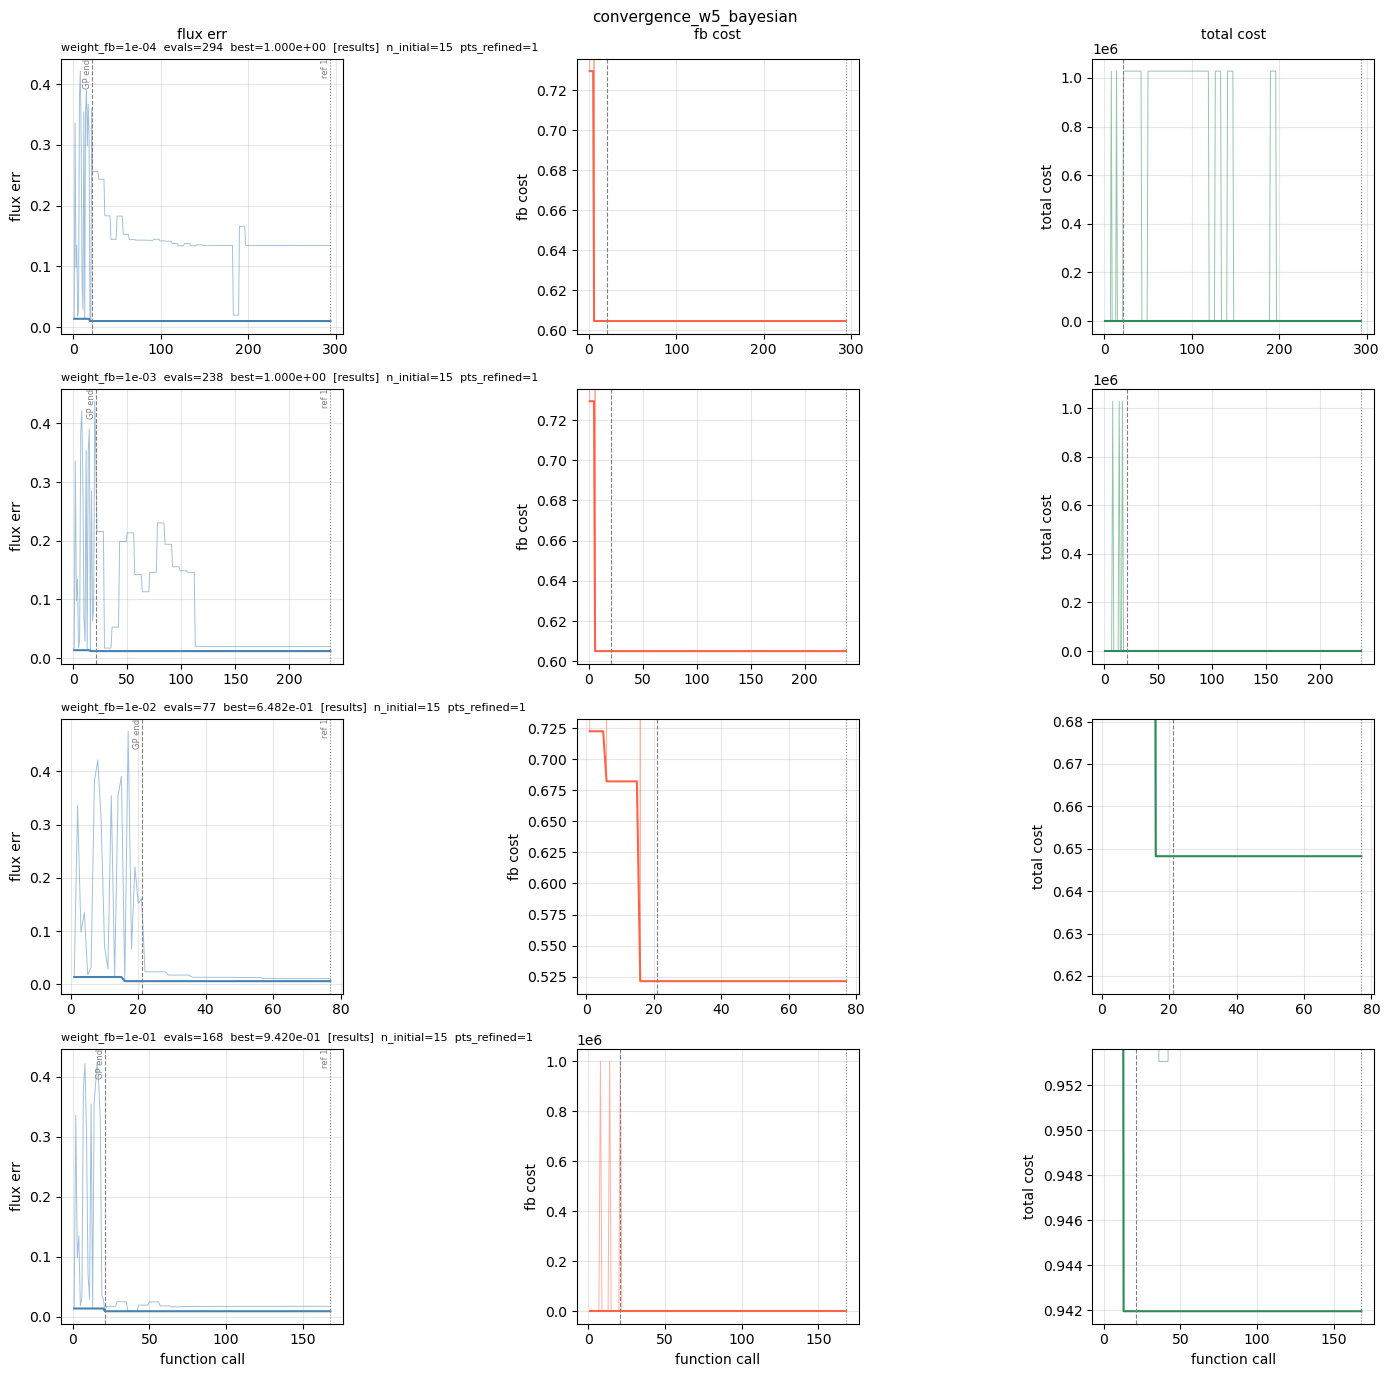
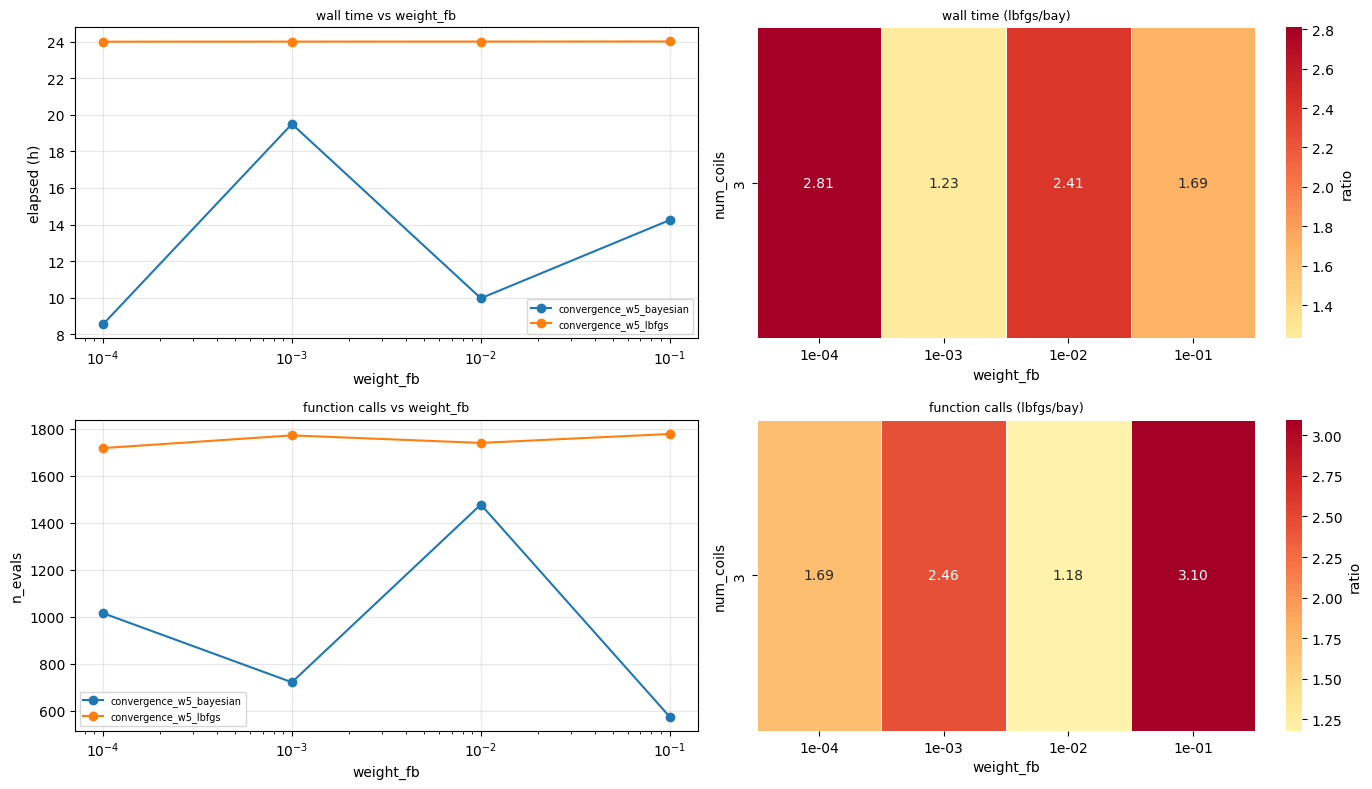
Code edit (unified diff) that turned the first committed figure into the second:
--- before
+++ after
@@ -1,86 +1,35 @@
-# --- filter ---
-SHOW_SWEEPS = None   # None = all, or e.g. ['convergence_w5']
-SHOW_WEIGHTS = None  # None = all, or e.g. [1e-2, 1e-4]
-SHOW_COILS = None    # None = all, or e.g. [3, 4]
-CLIP = 1           # values >= this are plotted but ignored for ylim
-# --------------
+fig, axes = plt.subplots(2, 2, figsize=(14, 8))
 
-filtered = [
-    r for r in runs
-    if (SHOW_SWEEPS is None or r['sweep'] in SHOW_SWEEPS)
-    and (SHOW_WEIGHTS is None or any(abs(r['weight_fb'] - w) < 1e-12 for w in SHOW_WEIGHTS))
-    and (SHOW_COILS is None or r['num_coils'] in SHOW_COILS)
-]
+for sweep in df['sweep'].unique():
+    sub = df[df['sweep'] == sweep].sort_values('weight_fb')
+    axes[0][0].plot(sub['weight_fb'], sub['elapsed_h'], marker='o', label=sweep)
+    axes[1][0].plot(sub['weight_fb'], sub['n_evals'], marker='o', label=sweep)
 
-COL_LABELS = ['flux err', 'fb cost', 'total cost']
+for ax, ylabel, title in [
+    (axes[0][0], 'elapsed (h)', 'wall time vs weight_fb'),
+    (axes[1][0], 'n_evals', 'function calls vs weight_fb'),
+]:
+    ax.set_xscale('log')
+    ax.set_xlabel('weight_fb')
+    ax.set_ylabel(ylabel)
+    ax.set_title(title, fontsize=9)
+    ax.legend(fontsize=7)
+    ax.grid(True, alpha=0.3)
 
-for sweep in sorted(set(r['sweep'] for r in filtered)):
-    sweep_runs = [r for r in filtered if r['sweep'] == sweep]
-    n = len(sweep_runs)
-    fig, axes = plt.subplots(n, 3, figsize=(14, 3.5 * n), sharex=False, squeeze=False)
-    fig.suptitle(sweep, fontsize=11)
+for ratio_data, ax, title in [
+    (lbf[['elapsed_h']] / bay[['elapsed_h']], axes[0][1], 'wall time (lbfgs/bay)'),
+    (lbf[['n_evals']] / bay[['n_evals']], axes[1][1], 'function calls (lbfgs/bay)'),
+]:
+    col = ratio_data.columns[0]
+    pivot = ratio_data.reset_index().pivot(index='num_coils', columns='weight_fb', values=col)
+    pivot.columns = [f'{w:.0e}' for w in pivot.columns]
+    sns.heatmap(pivot, annot=True, fmt='.2f', cmap='RdYlGn_r', center=1.0, ax=ax,
+                linewidths=0.5, cbar_kws={'label': 'ratio'})
+    ax.set_title(title, fontsize=9)
+    ax.set_xlabel('weight_fb')
+    ax.set_ylabel('num_coils')
 
-    for col, label in enumerate(COL_LABELS):
-        axes[0][col].set_title(label, fontsize=10, pad=14)
+plt.tight_layout()
+plt.show()
 
-    for row, r in enumerate(sorted(sweep_runs, key=lambda x: x['weight_fb'])):
-        d = r['data']
-        total = np.array(d['cost_history'], dtype=float)
-        flux = np.array([x if x is not None else np.nan for x in d['flux_err_history']], dtype=float)
-        fb = np.array([x if x is not None else np.nan for x in d['fb_cost_history']], dtype=float)
-
-        phase_lines = []  # (label, x, linestyle)
-
-        if r['method'] == 'Bayesian':
-            n_bay = d.get('n_bayesian_evals', 0)
-            ref_evals = d.get('refinement_evals', [])
-            k = len(ref_evals) if K_REFINED is None else min(K_REFINED, len(ref_evals))
-            trunc = n_bay + sum(ref_evals[:k])
-            total, flux, fb = total[:trunc], flux[:trunc], fb[:trunc]
-            phase_lines.append(('GP end', n_bay, '--'))
-            cumulative = n_bay
-            for i, re in enumerate(ref_evals[:k]):
-                cumulative += re
-                phase_lines.append((f'ref {i+1}', cumulative, ':'))
-            pts_label = k if K_REFINED is not None else d.get('pts_refined', '?')
-            extra = f"  n_initial={d.get('n_initial','?')}  pts_refined={pts_label}"
-        else:
-            for i, x in enumerate(d.get('start_boundaries', [])):
-                phase_lines.append((f's{i+2}', x, '--'))
-            extra = f"  starts={d.get('starts_completed','?')}"
-
-        evals = np.arange(1, len(total) + 1)
-        run_title = f"weight_fb={r['weight_fb']:.0e}  evals={len(total)}  best={np.nanmin(total):.3e}  [{r['source']}]{extra}"
-
-        for ax, y, color, ylabel in zip(
-            axes[row],
-            [flux, fb, total],
-            ['steelblue', 'tomato', 'seagreen'],
-            COL_LABELS,
-        ):
-            ax.plot(evals, y, lw=0.7, alpha=0.5, color=color)
-            running_best = np.minimum.accumulate(np.where(np.isnan(y), np.inf, y))
-            running_best[running_best == np.inf] = np.nan
-            ax.plot(evals, running_best, lw=1.5, color=color)
-            ax.set_ylabel(ylabel)
-            ax.grid(True, alpha=0.3)
-            if row == len(sweep_runs) - 1:
-                ax.set_xlabel('function call')
-
-            finite = y[np.isfinite(y) & (y < CLIP)]
-            if len(finite):
-                pad = (finite.max() - finite.min()) * 0.05 or finite.min() * 0.05
-                ax.set_ylim(finite.min() - pad, finite.max() + pad)
-
-            for lbl, x, ls in phase_lines:
-                ax.axvline(x, color='gray', lw=0.8, ls=ls)
-                if ax is axes[row][0]:
-                    ax.text(x, ax.get_ylim()[1], lbl, fontsize=6, ha='right',
-                            va='top', rotation=90, color='gray')
-
-        axes[row][0].annotate(run_title, xy=(0, 1), xycoords='axes fraction',
-                              xytext=(0, 4), textcoords='offset points',
-                              fontsize=8, va='bottom')
-
-    plt.tight_layout()
-    plt.show()
+ 

Commit: data